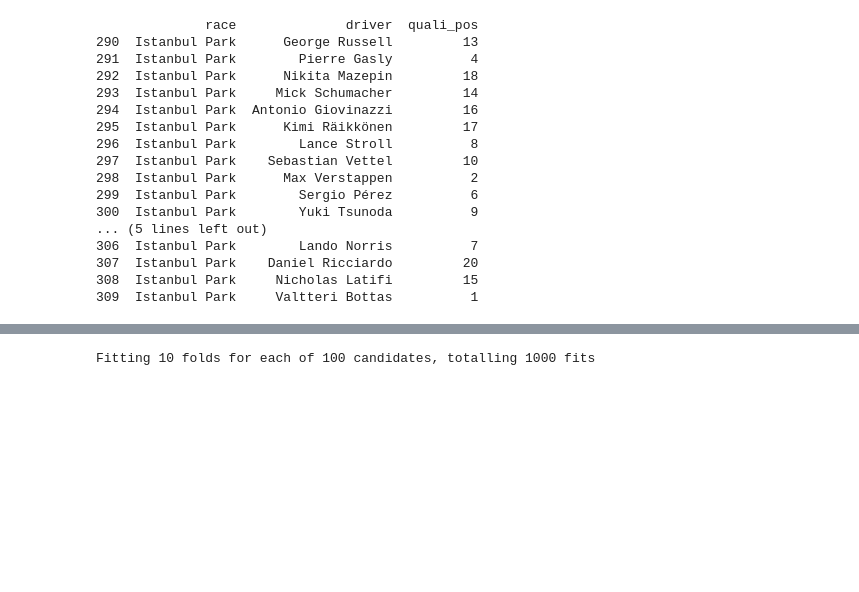
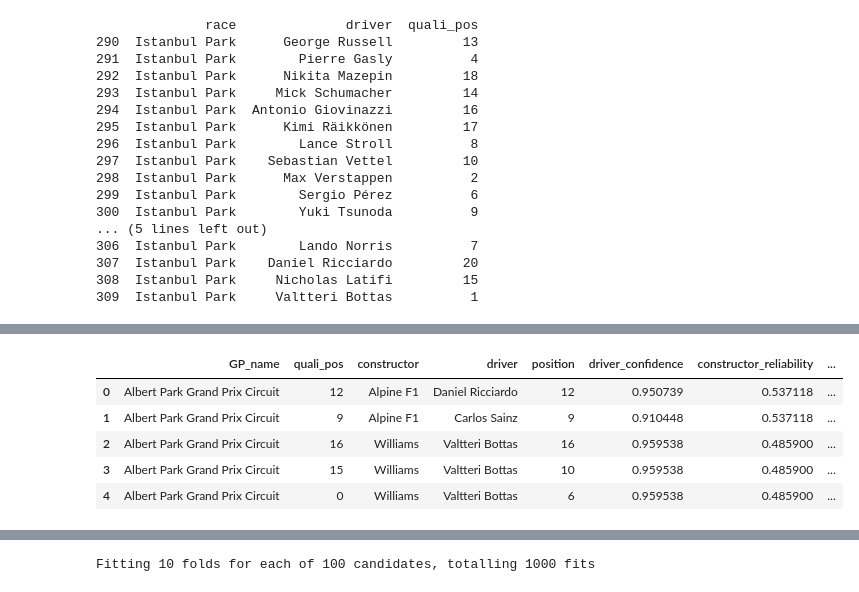
Before and after one commit to jGalanDS/redbull_espa, a Jupyter notebook: 05.ML_Model_Serving.ipynb, the cells around one changed output, grey strips where cells are left out. Drawn from its saved outputs; the diff is of its cells as text; code cells hidden in the pictures; blank space fills up the shorter version.

```diff
--- a/05.ML_Model_Serving.ipynb
+++ b/05.ML_Model_Serving.ipynb
@@ -356,6 +356,15 @@ random_parms = {
 # %%
 # Dataset generated in previous phase
 data = pd.read_csv('./data_f1/cleaned_data.csv')
+# %%
+data.head()
+# %% [output]
+|  | GP_name | quali_pos | constructor | driver | position | driver_confidence | constructor_reliability | ... |
+| 0 | Albert Park Grand Prix Circuit | 12 | Alpine F1 | Daniel Ricciardo | 12 | 0.950739 | 0.537118 | ... |
+| 1 | Albert Park Grand Prix Circuit | 9 | Alpine F1 | Carlos Sainz | 9 | 0.910448 | 0.537118 | ... |
+| 2 | Albert Park Grand Prix Circuit | 16 | Williams | Valtteri Bottas | 16 | 0.959538 | 0.485900 | ... |
+| 3 | Albert Park Grand Prix Circuit | 15 | Williams | Valtteri Bottas | 10 | 0.959538 | 0.485900 | ... |
+| 4 | Albert Park Grand Prix Circuit | 0 | Williams | Valtteri Bottas | 6 | 0.959538 | 0.485900 | ... |
 # %%
 x = data[['GP_name','quali_pos','constructor','driver','position','driver_confidence','constructor_reliability','active_driver','active_constructor']]
 # %%
```
Also changed, not shown: parts of 11 cells of this notebook, 1 other file.
